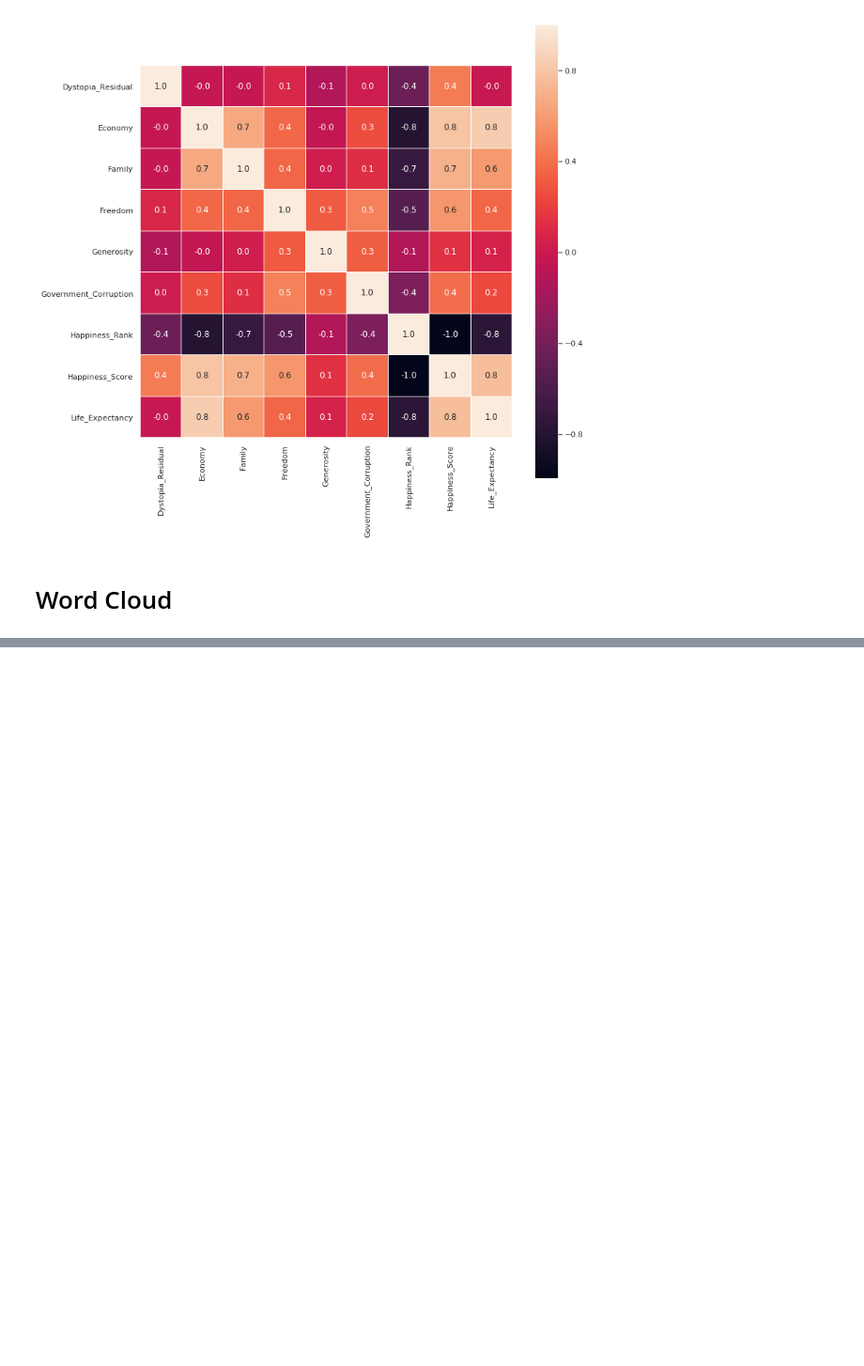
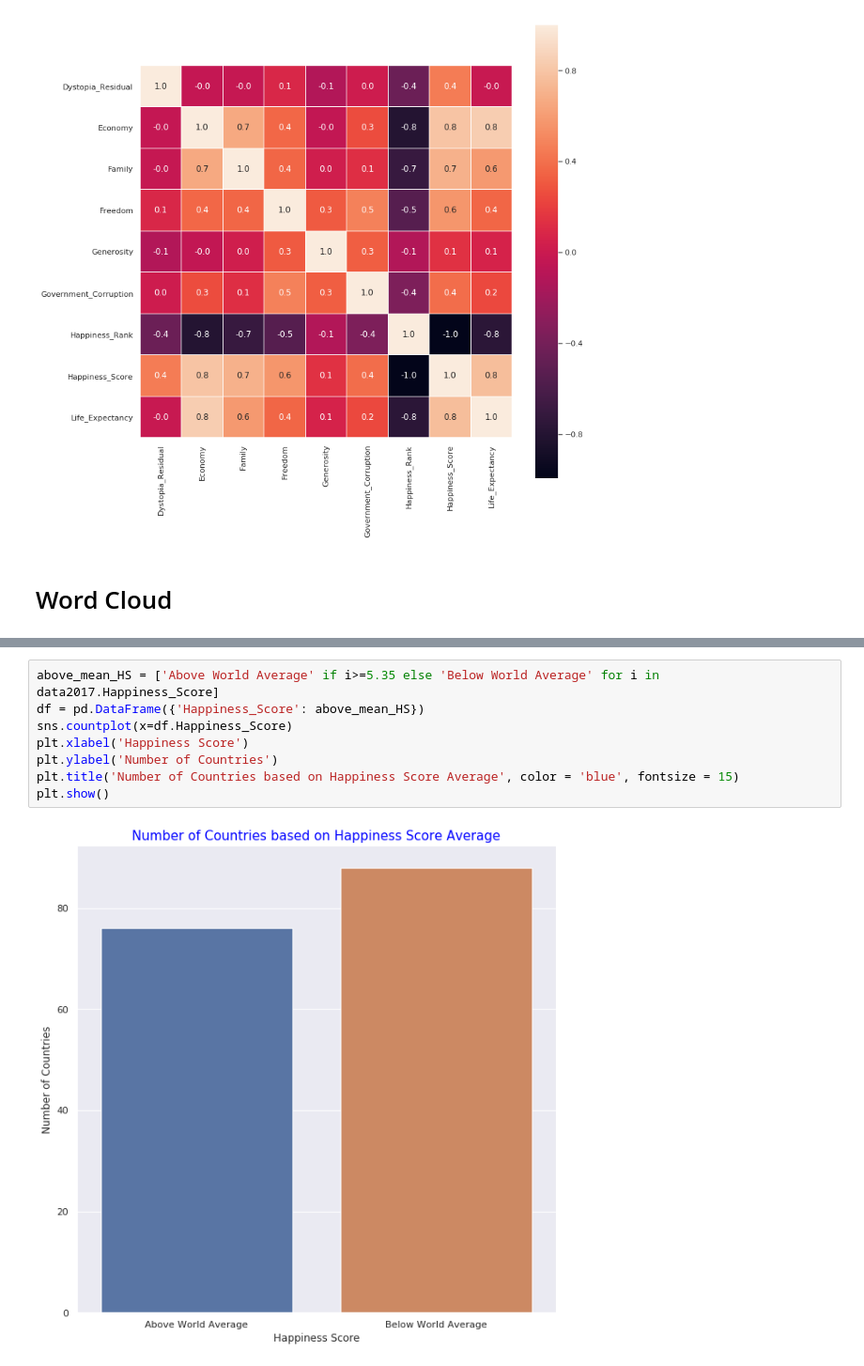
Before and after one commit to ddb95/Data_Science_and_ML_Projects, a Jupyter notebook: happinessReport/worldHappinessReport.ipynb, the cells around one changed output, grey strips where cells are left out. Shown at 94% size. Drawn from its saved outputs; the diff is of its cells as text; blank space fills up the shorter version.

```diff
--- a/happinessReport/worldHappinessReport.ipynb
+++ b/happinessReport/worldHappinessReport.ipynb
@@ -675,0 +755,10 @@ plt.show()
+# %%
+above_mean_HS = ['Above World Average' if i>=5.35 else 'Below World Average' for i in data2017.Happiness_Score]
+df = pd.DataFrame({'Happiness_Score': above_mean_HS})
+sns.countplot(x=df.Happiness_Score)
+plt.xlabel('Happiness Score')
+plt.ylabel('Number of Countries')
+plt.title('Number of Countries based on Happiness Score Average', color = 'blue', fontsize = 15)
+plt.show()
+# %% [output]
+[figure, added]
```
Also changed, not shown: parts of 13 cells of this notebook.
